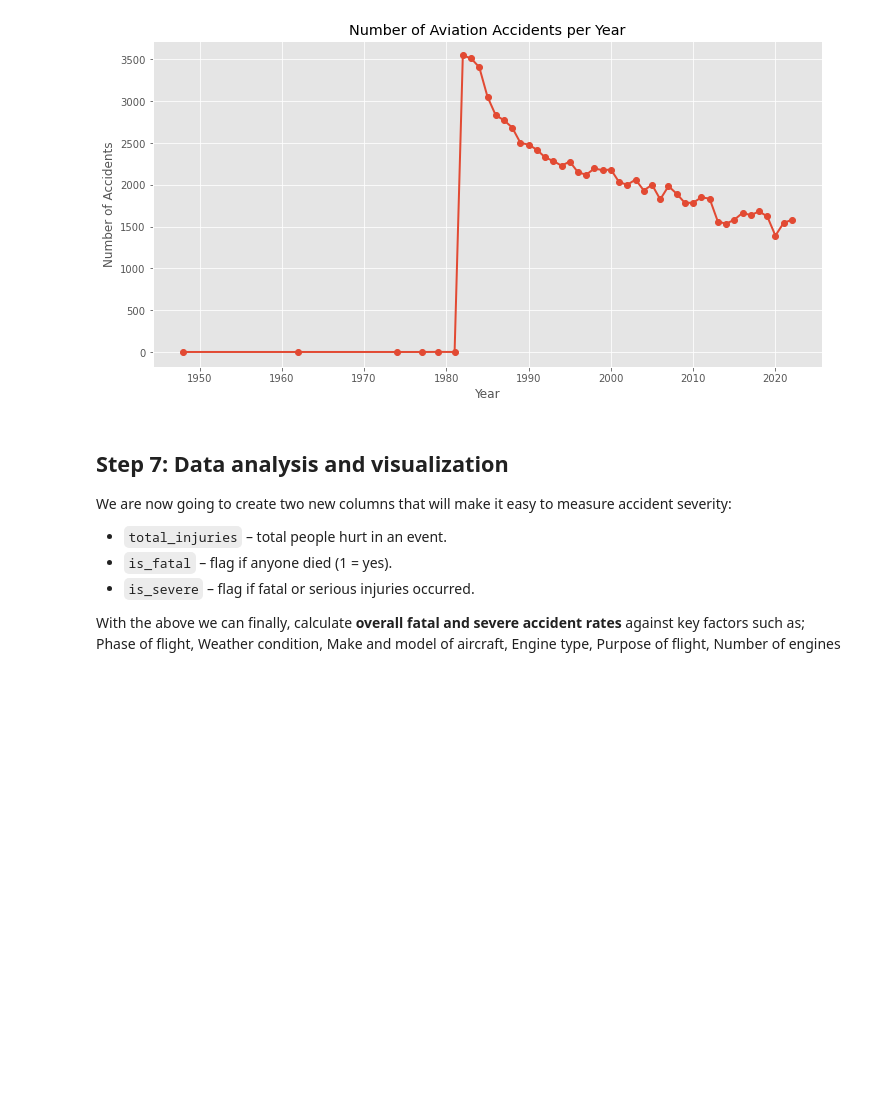
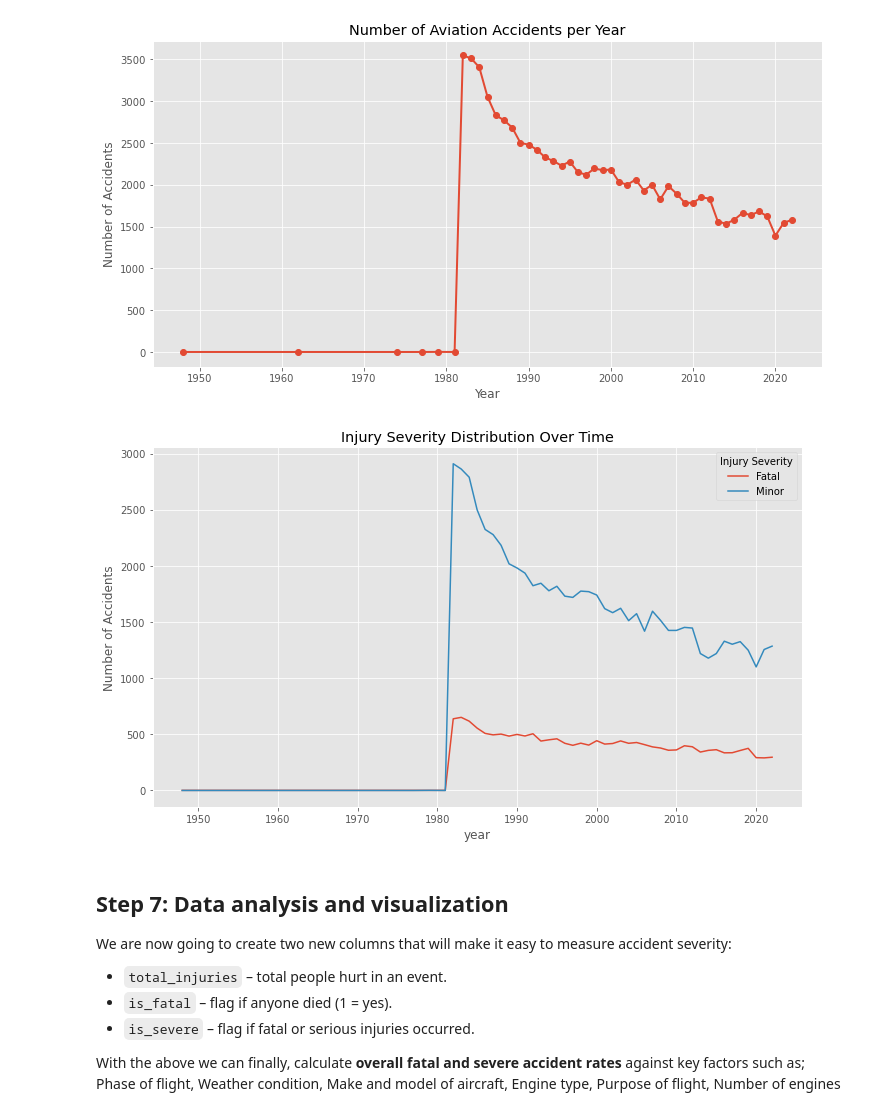
Before and after one commit to Aby-12/Project-One-Abigael-Kariuki, a Jupyter notebook: aviation.ipynb, the cells around one changed output. Drawn from its saved outputs; the diff is of its cells as text; code cells hidden in the pictures; blank space fills up the shorter version.

```diff
--- a/aviation.ipynb
+++ b/aviation.ipynb
@@ -356,3 +354,28 @@ plt.show()
+# %%
+#  -- Plot on accident severity (Fatal vs. Non-Fatal) over time
+
+# Convert 'Total.Fatal.Injuries' to numeric, forcing errors to NaN
+df_final['Total.Fatal.Injuries'] = pd.to_numeric(df_final['Total.Fatal.Injuries'], errors='coerce')
+
+df_final['Injury Severity'] = df_final['Total.Fatal.Injuries'].apply(                # Convert accident severity into categories
+    lambda x: 'Fatal' if x > 0 else ('Serious' if x > 0 else 'Minor'))
+
+severity_by_year = df_final.groupby(['year', 'Injury Severity']).size().unstack().fillna(0)      # Group data by year and injury severity
+
+severity_by_year.plot(kind='line', figsize=(10, 6))        # Plotting the injury severity distribution over the years
+plt.title('Injury Severity Distribution Over Time')
+plt.xlabel('year')
+plt.ylabel('Number of Accidents')
+plt.legend(title='Injury Severity')
+plt.grid(True)
+plt.tight_layout()
+plt.show()
+
+# 1. Fatal accidents peaked around the 1980s and have significantly reduced since then.
+# 2. Minor accidents have followed a similar downward trend, but with a less pronounced decrease compared to fatal accidents.
+# 3. Both fatal and minor accidents have shown a steady decline since the 1980s, reflecting improved safety measures in the aviation industry.
+# %% [output]
+[figure, added]
 # %% [markdown]
 ## Step 7: Data analysis and visualization
 
```
Also changed, not shown: parts of 10 cells of this notebook, 5 other files.
